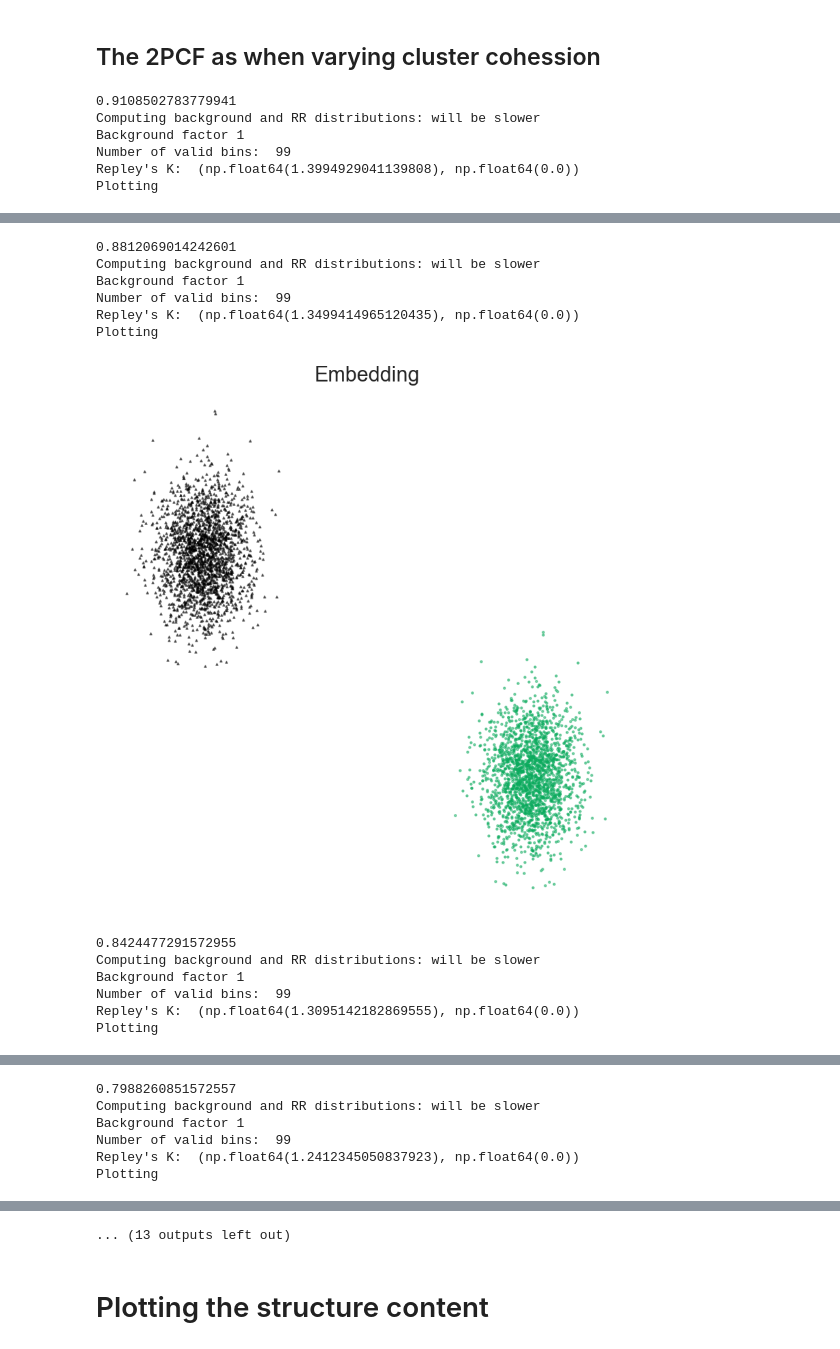
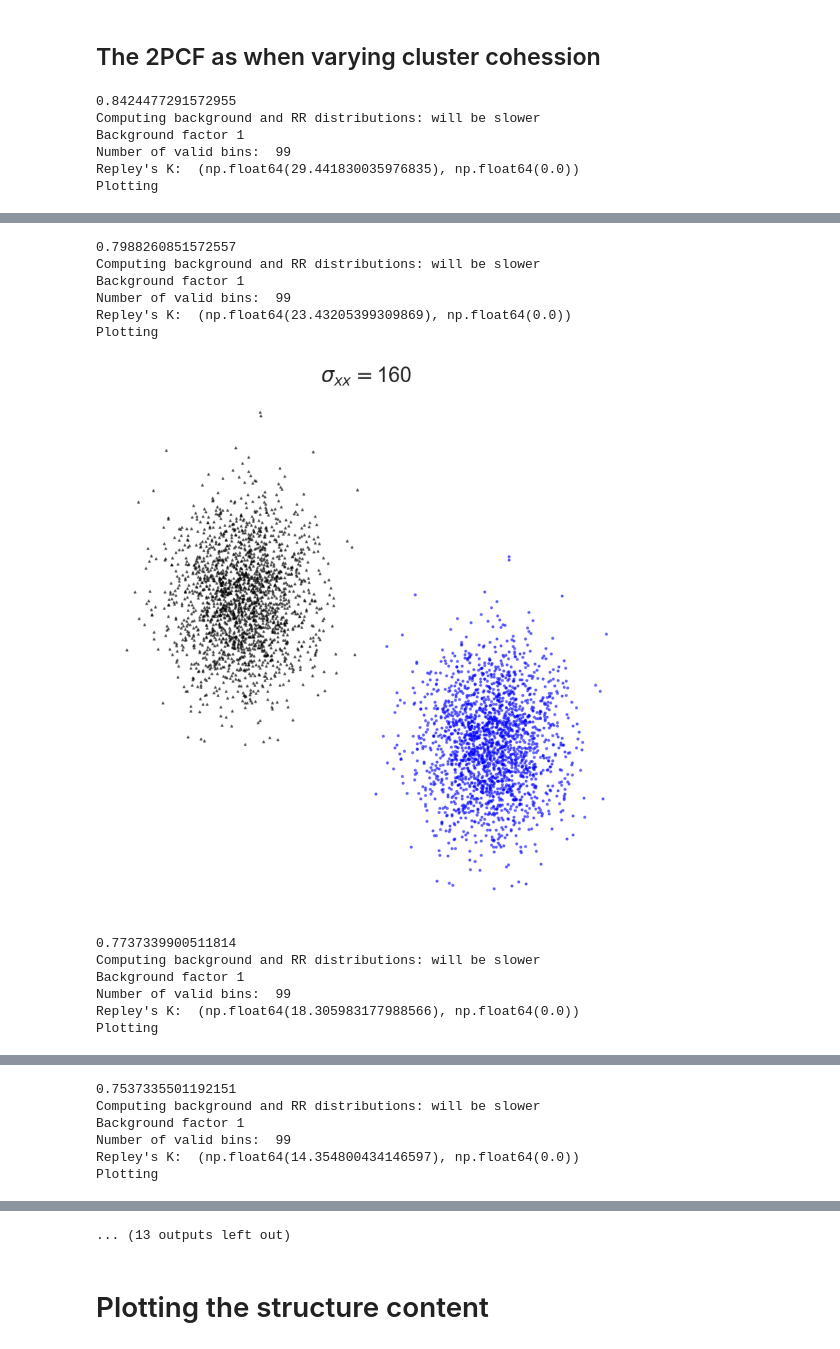
Before and after one commit to Koketsoc137/spectra_for_features, a Jupyter notebook: autocorrelation.ipynb, the cells around one changed output, grey strips where cells are left out. Cells and saved outputs as stored; diff of their text form; code cells hidden in the pictures.

```diff
--- a/autocorrelation.ipynb
+++ b/autocorrelation.ipynb
@@ -62,7 +63,7 @@ labels = []
 acc = []
 importlib.reload(AstroMLmod)
 
-cov_ranges  = [20,40,80,160,240,320,400,480,640,730,800,1000]
+cov_ranges  = [80,160,240,320,400,480,640,730,800,1000,1500,2000]
 
 for i in range(num_samples):
     for item in range(points_per_gaussian):
@@ -143,7 +144,7 @@ for cov_diagonal in cov_ranges:
 
 
 
-    viz.shade(predictions = k_labels,numof_class =len(means),embedded_dataset = gaussian_space,alpha = 0.5,size = 5)
+    viz.shade(name = "$\sigma_{xx}  = $"+str(cov_diagonal),predictions = labels,numof_class =len(means),embedded_dataset = gaussian_space,alpha = 0.5,size = 5,hard_coloring = True)
 
 
     if cov_range[0] in [0]:#[2.5,160,320,640]:
@@ -157,9 +158,9 @@ plt.ylabel("2-point correlation function")
 plt.xlabel("Bin number")
 plt.show()
 # %% [output]
-0.9108502783779941
+0.8424477291572955
 Computing background and RR distributions: will be slower
 Background factor 1
 Number of valid bins:  99
-Repley's K:  (np.float64(1.3994929041139808), np.float64(0.0))
+Repley's K:  (np.float64(29.441830035976835), np.float64(0.0))
 Plotting
@@ -167,13 +168,13 @@ Plotting
-0.8812069014242601
+0.7988260851572557
 Computing background and RR distributions: will be slower
 Background factor 1
 Number of valid bins:  99
-Repley's K:  (np.float64(1.3499414965120435), np.float64(0.0))
+Repley's K:  (np.float64(23.43205399309869), np.float64(0.0))
 Plotting
-[figure, old version]
+[figure, new version]
-0.8424477291572955
+0.7737339900511814
 Computing background and RR distributions: will be slower
 Background factor 1
 Number of valid bins:  99
-Repley's K:  (np.float64(1.3095142182869555), np.float64(0.0))
+Repley's K:  (np.float64(18.305983177988566), np.float64(0.0))
 Plotting
@@ -181,6 +182,6 @@ Plotting
-0.7988260851572557
+0.7537335501192151
 Computing background and RR distributions: will be slower
 Background factor 1
 Number of valid bins:  99
-Repley's K:  (np.float64(1.2412345050837923), np.float64(0.0))
+Repley's K:  (np.float64(14.354800434146597), np.float64(0.0))
 Plotting
```
Also changed, not shown: parts of 24 cells of this notebook.
